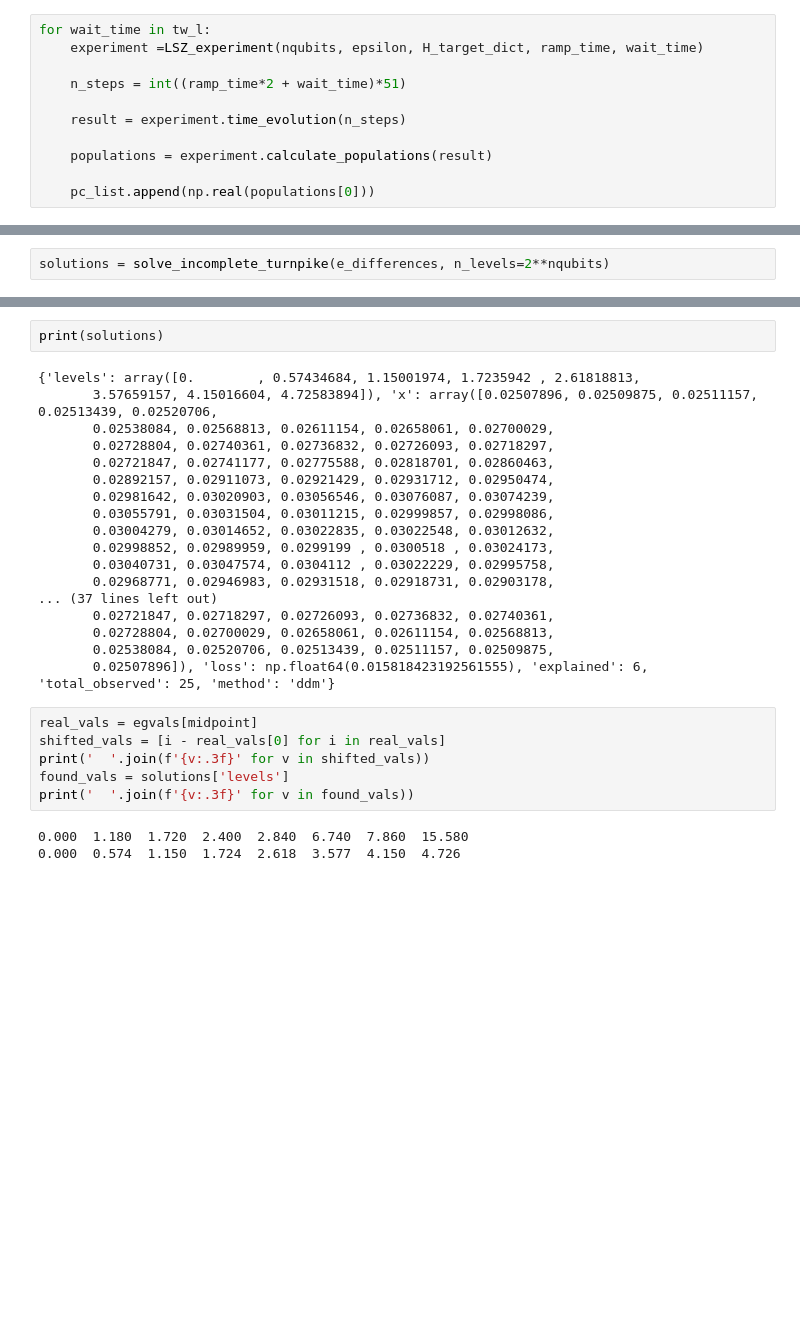
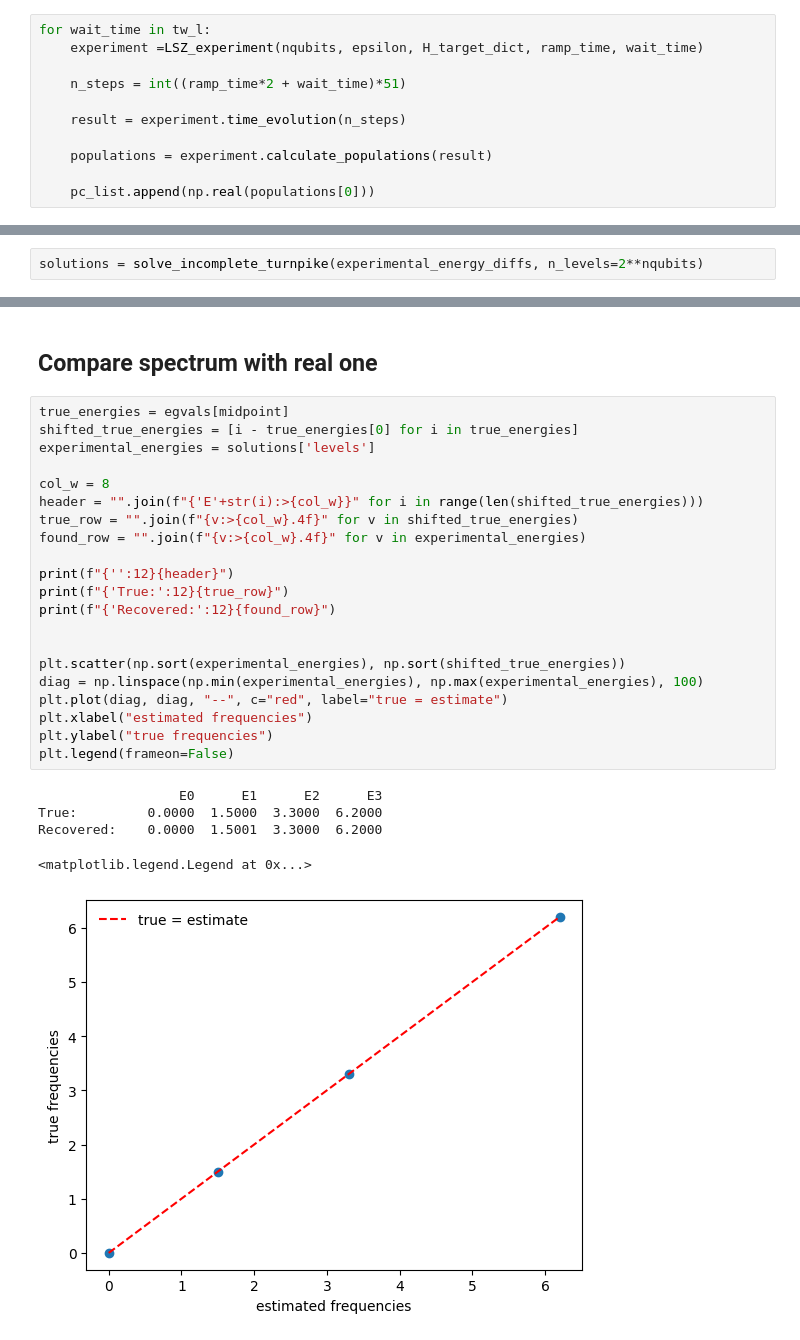
Before and after one commit to OsQarM/lsz_spectroscopy, a Jupyter notebook: LSZ_experimental.ipynb, the cells around one changed output, grey strips where cells are left out. Drawn from its saved outputs; the diff is of its cells as text; blank space fills up the shorter version.

```diff
--- a/LSZ_experimental.ipynb
+++ b/LSZ_experimental.ipynb
@@ -471,4 +591,4 @@ f25: period = 0.711922,  recovered alpha = 8.825668  (amplitude = 0.018434)
 # %%
-solutions = solve_incomplete_turnpike(e_differences, n_levels=2**nqubits)
+solutions = solve_incomplete_turnpike(experimental_energy_diffs, n_levels=2**nqubits)
 # %% [output]
 Incomplete Turnpike Solver
@@ -482,29 +607,29 @@ ValueError: attempt to get argmin of an empty sequence
-# %%
-print(solutions)
-# %% [output]
-{'levels': array([0.        , 0.57434684, 1.15001974, 1.7235942 , 2.61818813,
-       3.57659157, 4.15016604, 4.72583894]), 'x': array([0.02507896, 0.02509875, 0.02511157, 0.02513439, 0.02520706,
-       0.02538084, 0.02568813, 0.02611154, 0.02658061, 0.02700029,
-       0.02728804, 0.02740361, 0.02736832, 0.02726093, 0.02718297,
-       0.02721847, 0.02741177, 0.02775588, 0.02818701, 0.02860463,
-       0.02892157, 0.02911073, 0.02921429, 0.02931712, 0.02950474,
-       0.02981642, 0.03020903, 0.03056546, 0.03076087, 0.03074239,
-       0.03055791, 0.03031504, 0.03011215, 0.02999857, 0.02998086,
-       0.03004279, 0.03014652, 0.03022835, 0.03022548, 0.03012632,
-       0.02998852, 0.02989959, 0.0299199 , 0.0300518 , 0.03024173,
-       0.03040731, 0.03047574, 0.0304112 , 0.03022229, 0.02995758,
-       0.02968771, 0.02946983, 0.02931518, 0.02918731, 0.02903178,
-... (37 lines left out)
-       0.02721847, 0.02718297, 0.02726093, 0.02736832, 0.02740361,
-       0.02728804, 0.02700029, 0.02658061, 0.02611154, 0.02568813,
-       0.02538084, 0.02520706, 0.02513439, 0.02511157, 0.02509875,
-       0.02507896]), 'loss': np.float64(0.015818423192561555), 'explained': 6, 'total_observed': 25, 'method': 'ddm'}
+# %% [markdown]
+## Compare spectrum with real one
 # %%
-real_vals = egvals[midpoint]
-shifted_vals = [i - real_vals[0] for i in real_vals]
-print('  '.join(f'{v:.3f}' for v in shifted_vals))
-found_vals = solutions['levels']
-print('  '.join(f'{v:.3f}' for v in found_vals))
+true_energies = egvals[midpoint]
+shifted_true_energies = [i - true_energies[0] for i in true_energies]
+experimental_energies = solutions['levels']
+
+col_w = 8
+header = "".join(f"{'E'+str(i):>{col_w}}" for i in range(len(shifted_true_energies)))
+true_row = "".join(f"{v:>{col_w}.4f}" for v in shifted_true_energies)
+found_row = "".join(f"{v:>{col_w}.4f}" for v in experimental_energies)
+
+print(f"{'':12}{header}")
+print(f"{'True:':12}{true_row}")
+print(f"{'Recovered:':12}{found_row}")
+
+
+plt.scatter(np.sort(experimental_energies), np.sort(shifted_true_energies))
+diag = np.linspace(np.min(experimental_energies), np.max(experimental_energies), 100)
+plt.plot(diag, diag, "--", c="red", label="true = estimate")
+plt.xlabel("estimated frequencies")
+plt.ylabel("true frequencies")
+plt.legend(frameon=False)
 # %% [output]
-0.000  1.180  1.720  2.400  2.840  6.740  7.860  15.580
-0.000  0.574  1.150  1.724  2.618  3.577  4.150  4.726
+                  E0      E1      E2      E3
+True:         0.0000  1.5000  3.3000  6.2000
+Recovered:    0.0000  1.5001  3.3000  6.2000
+<matplotlib.legend.Legend at 0x...>
+[figure, added]
```
Also changed, not shown: parts of 28 cells of this notebook.
